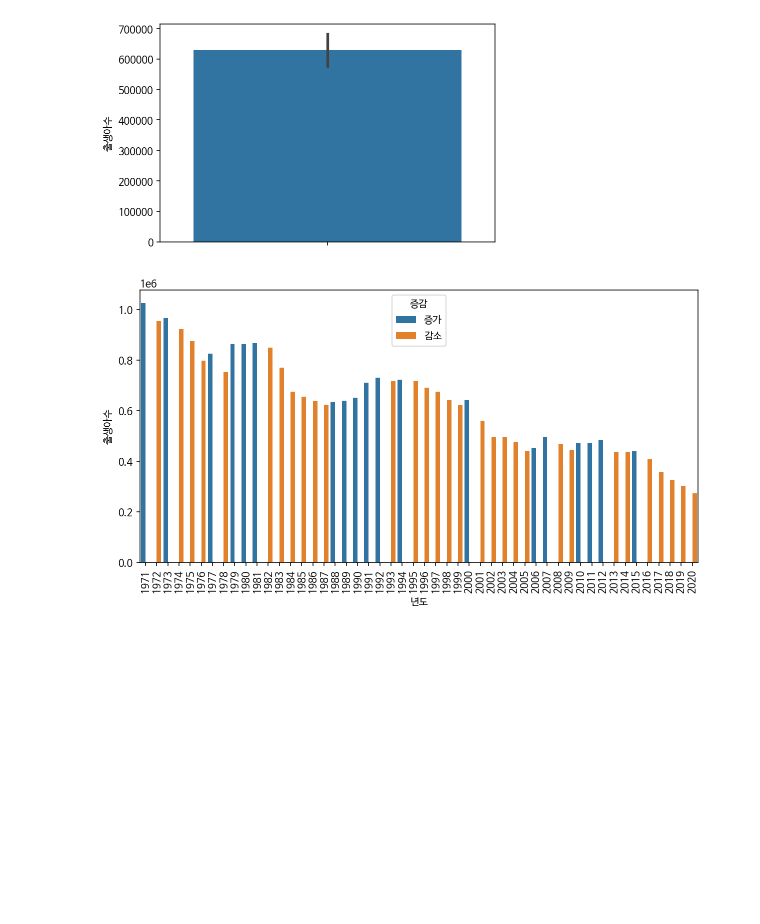
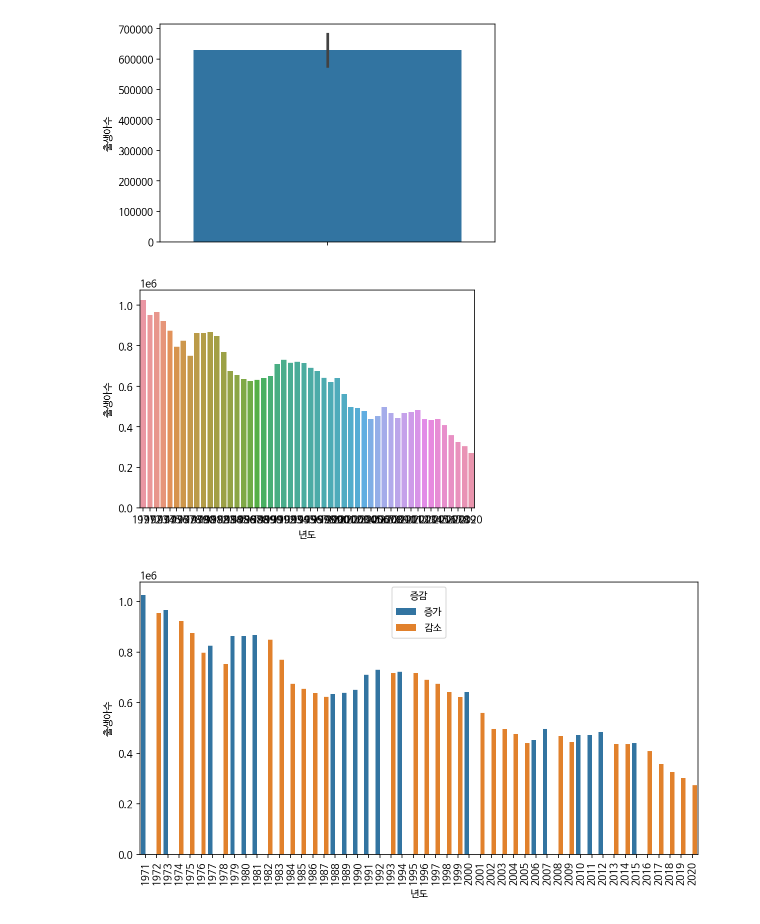
Before and after one commit to cybermin/2022_BSSM, a Jupyter notebook: 02_pandas_basic.ipynb, the cells around one changed output. Saved outputs shown, nothing was run; the diff lists cells and outputs as text; code cells hidden in the pictures; blank space fills up the shorter version.

```diff
--- a/02_pandas_basic.ipynb
+++ b/02_pandas_basic.ipynb
@@ -221,6 +270,11 @@ sns.barplot(y='출생아수', data=df)
 plt.show()
 # %% [output]
 [figure]
+# %%
+sns.barplot(x = '년도', y='출생아수', data=df)
+plt.show()
+# %% [output]
+[figure, added]
 # %%
 plt.figure(figsize=(10,5))
 sns.barplot(x='년도', y='출생아수',hue='증감', data=df)
```
Also changed, not shown: parts of 11 cells of this notebook.
